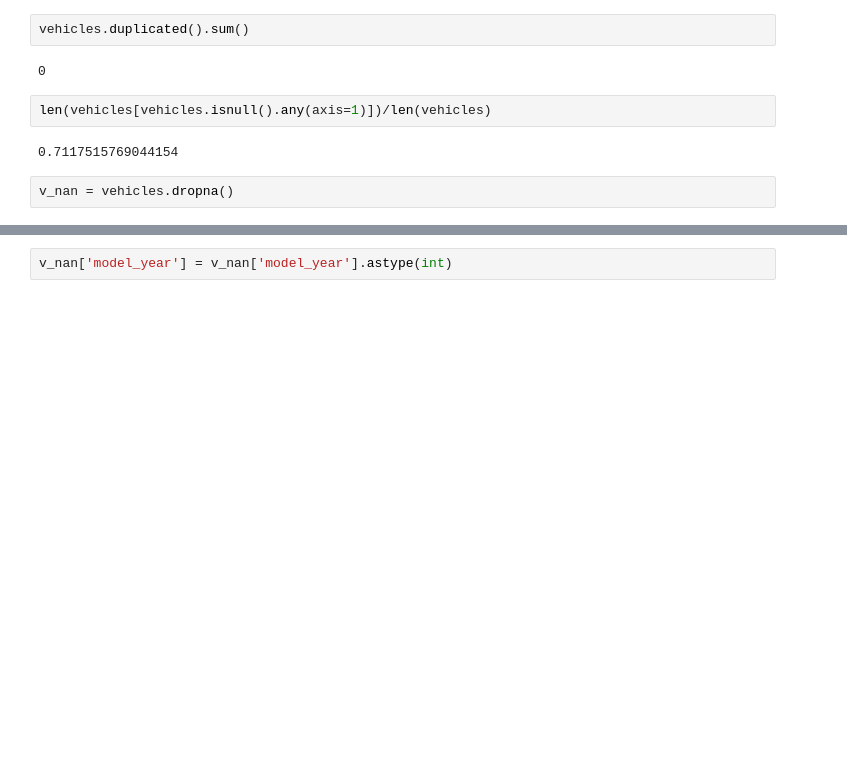
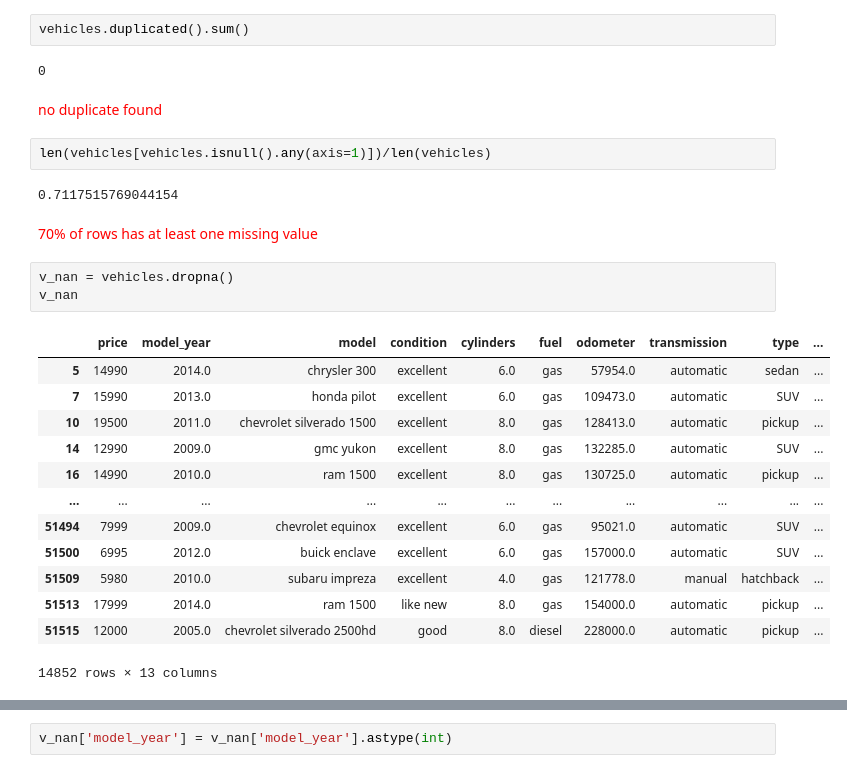
Before and after one commit to hdoetkott/project, a Jupyter notebook: notebooks/eda4.ipynb, the cells around one changed output, grey strips where cells are left out. Cells and saved outputs as stored; diff of their text form; blank space fills up the shorter version.

```diff
--- a/notebooks/eda4.ipynb
+++ b/notebooks/eda4.ipynb
@@ -36,9 +51,28 @@ vehicles.describe().T.astype(int)
 vehicles.duplicated().sum()
 # %% [output]
 0
+# %% [markdown]
+<font color='red'>no duplicate found
 # %%
 len(vehicles[vehicles.isnull().any(axis=1)])/len(vehicles)
 # %% [output]
 0.7117515769044154
+# %% [markdown]
+<font color='red'>70% of rows has at least one missing value
 # %%
 v_nan = vehicles.dropna()
+v_nan
+# %% [output]
+|  | price | model_year | model | condition | cylinders | fuel | odometer | transmission | type | ... |
+| 5 | 14990 | 2014.0 | chrysler 300 | excellent | 6.0 | gas | 57954.0 | automatic | sedan | ... |
+| 7 | 15990 | 2013.0 | honda pilot | excellent | 6.0 | gas | 109473.0 | automatic | SUV | ... |
+| 10 | 19500 | 2011.0 | chevrolet silverado 1500 | excellent | 8.0 | gas | 128413.0 | automatic | pickup | ... |
+| 14 | 12990 | 2009.0 | gmc yukon | excellent | 8.0 | gas | 132285.0 | automatic | SUV | ... |
+| 16 | 14990 | 2010.0 | ram 1500 | excellent | 8.0 | gas | 130725.0 | automatic | pickup | ... |
+| ... | ... | ... | ... | ... | ... | ... | ... | ... | ... | ... |
+| 51494 | 7999 | 2009.0 | chevrolet equinox | excellent | 6.0 | gas | 95021.0 | automatic | SUV | ... |
+| 51500 | 6995 | 2012.0 | buick enclave | excellent | 6.0 | gas | 157000.0 | automatic | SUV | ... |
+| 51509 | 5980 | 2010.0 | subaru impreza | excellent | 4.0 | gas | 121778.0 | manual | hatchback | ... |
+| 51513 | 17999 | 2014.0 | ram 1500 | like new | 8.0 | gas | 154000.0 | automatic | pickup | ... |
+| 51515 | 12000 | 2005.0 | chevrolet silverado 2500hd | good | 8.0 | diesel | 228000.0 | automatic | pickup | ... |
+14852 rows × 13 columns
```
Also changed, not shown: parts of 11 cells of this notebook.
